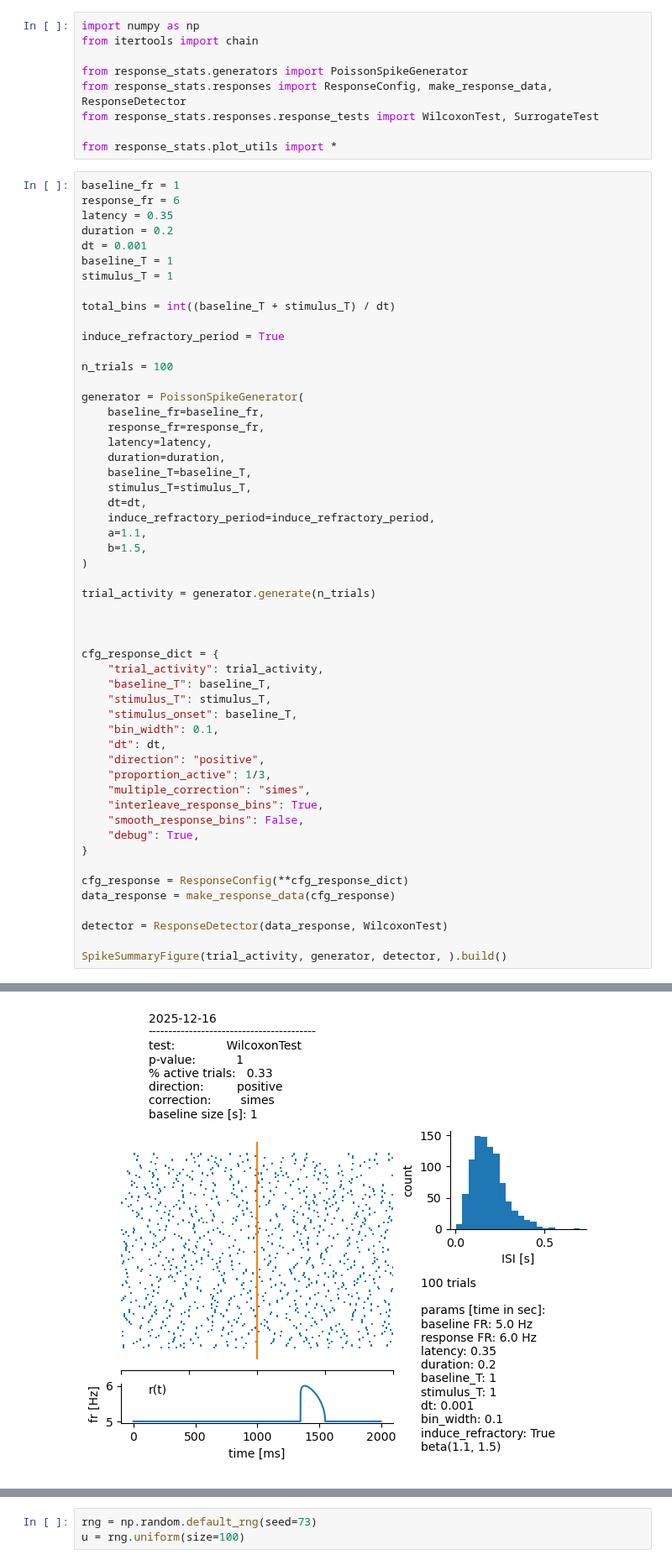
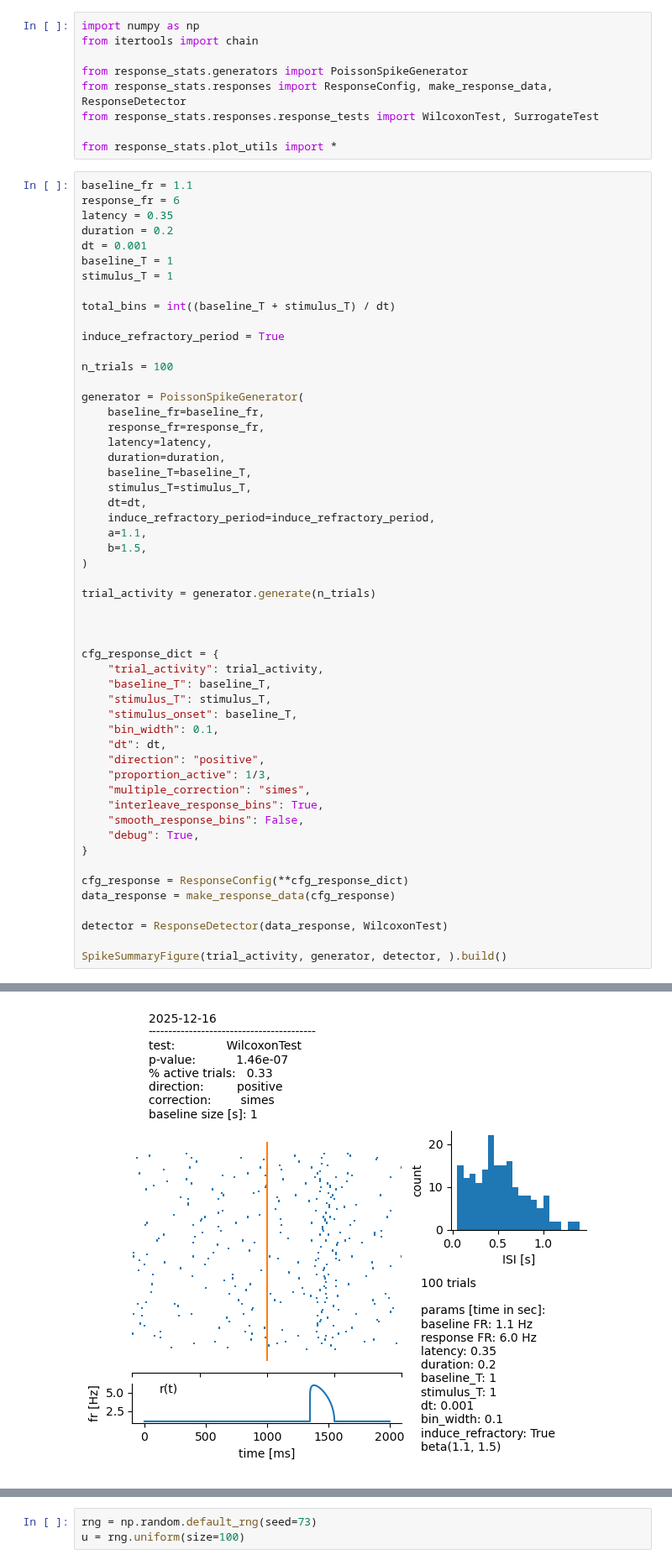
Before and after one commit to a-darcher/response_generator, a Jupyter notebook: dev.ipynb, the cells around one changed output, grey strips where cells are left out. Shown at 84% size. Cells and saved outputs as stored; diff of their text form.

```diff
--- a/dev.ipynb
+++ b/dev.ipynb
@@ -8,7 +8,7 @@ from response_stats.responses.response_tests import WilcoxonTest, SurrogateTest
 
 from response_stats.plot_utils import *
 # %%
-baseline_fr = 1
+baseline_fr = 1.1
 response_fr = 6
 latency = 0.35
 duration = 0.2
@@ -69,4 +69,4 @@ Mean, response: 5.136842105263158 Hz
-[figure, old version]
+[figure, new version]
 (<Figure size 600x400 with 4 Axes>,
  {'raster': <Axes: label='raster'>,
   'isi': <Axes: label='isi', xlabel='ISI [s]', ylabel='count'>,
```
Also changed, not shown: parts of 2 cells of this notebook, 1 other file.
